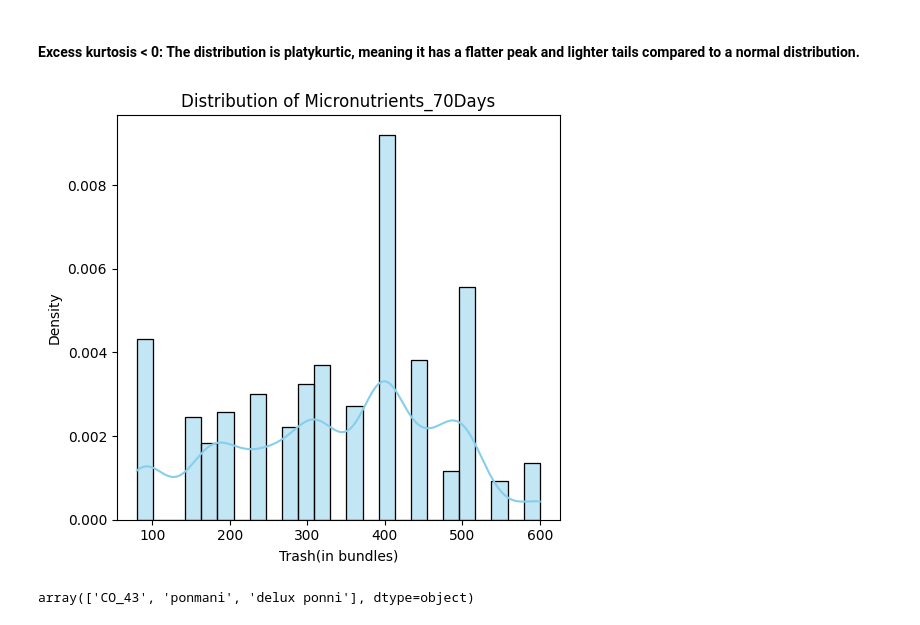
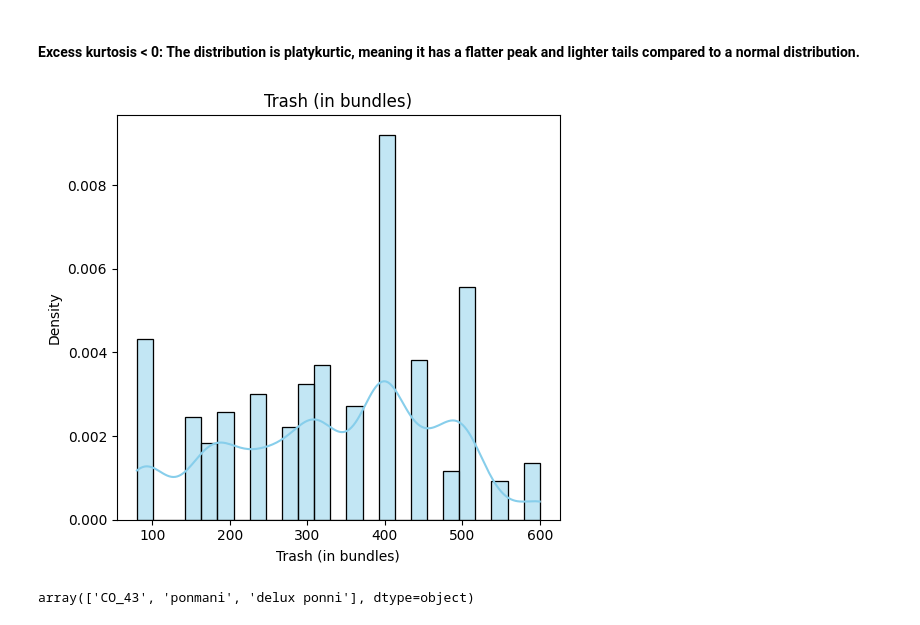
Before and after one commit to 2026726-dotcom/STDA, a Jupyter notebook: CA1.ipynb, the cells around one changed output. Cells and saved outputs as stored; diff of their text form; code cells hidden in the pictures.

Commit message:
stats doc

```diff
--- a/CA1.ipynb
+++ b/CA1.ipynb
@@ -196,23 +202,23 @@ data['Trash(in bundles)'].kurt()
 -0.8308696273038727
 # %% [markdown]
 #### Excess kurtosis < 0: The distribution is platykurtic, meaning it has a flatter peak and lighter tails compared to a normal distribution.
-# %%
-# Create a figure with separate plots  ### Plot DISTRIBUTION
-plt.figure(figsize=(10, 5))
-
-# Plot for Micronutrients_70Days
-plt.subplot(1, 2, 1)  # (rows, columns, panel number)
-sns.histplot(data['Trash(in bundles)'], bins=25, kde=True, color='skyblue', stat="density")
-plt.title('Distribution of Micronutrients_70Days')
-plt.xlabel('Trash(in bundles)')
-plt.ylabel('Density')
-#plt.xlim(4, 8)  # Adjust x-axis limits for better visualization
-
-# Show the plots
-plt.tight_layout()
-plt.show()
-# %% [output]
-[figure, removed]
+# %%
+# Create a figure with separate plots  ### Plot DISTRIBUTION
+plt.figure(figsize=(10, 5))
+
+# Plot for Micronutrients_70Days
+plt.subplot(1, 2, 1)  # (rows, columns, panel number)
+sns.histplot(data['Trash(in bundles)'], bins=25, kde=True, color='skyblue', stat="density")
+plt.title('Trash (in bundles)')
+plt.xlabel('Trash (in bundles)')
+plt.ylabel('Density')
+#plt.xlim(4, 8)  # Adjust x-axis limits for better visualization
+
+# Show the plots
+plt.tight_layout()
+plt.show()
+# %% [output]
+[figure, added]
 # %%
 data["Variety"].unique()
 # %% [output]
```
Also changed, not shown: parts of 35 cells of this notebook, 3 other files.
